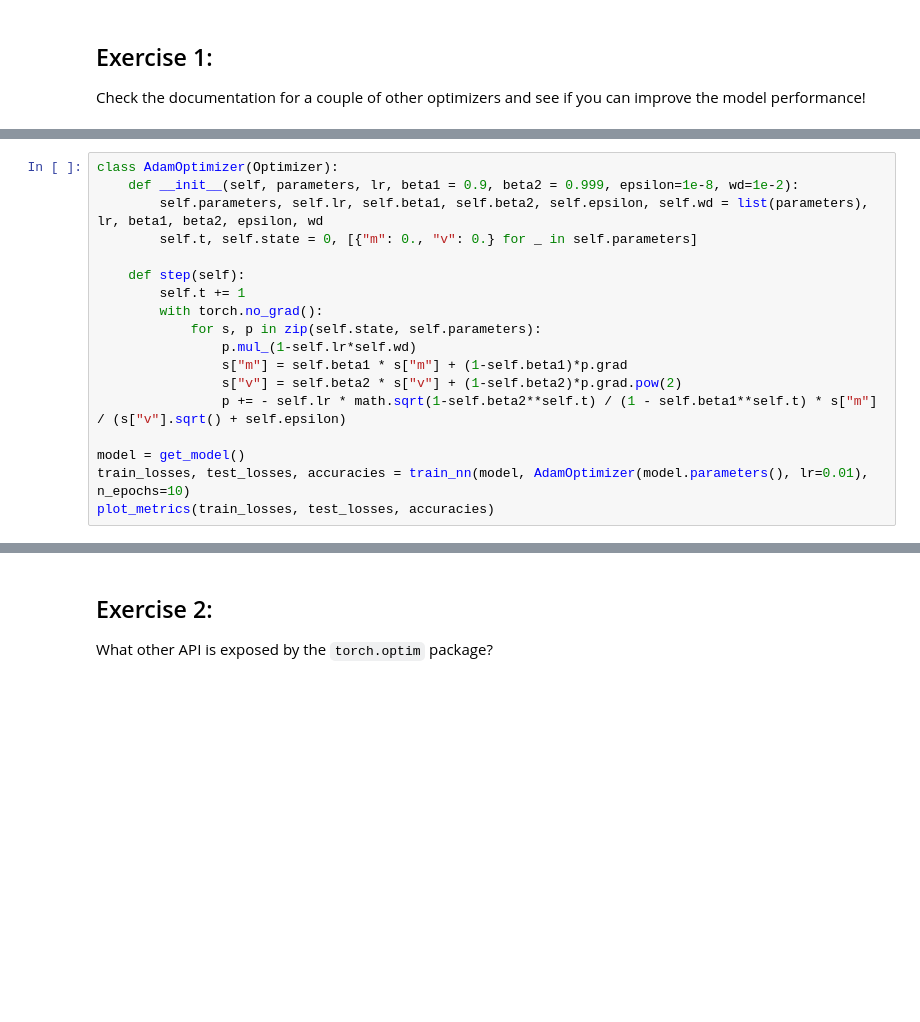
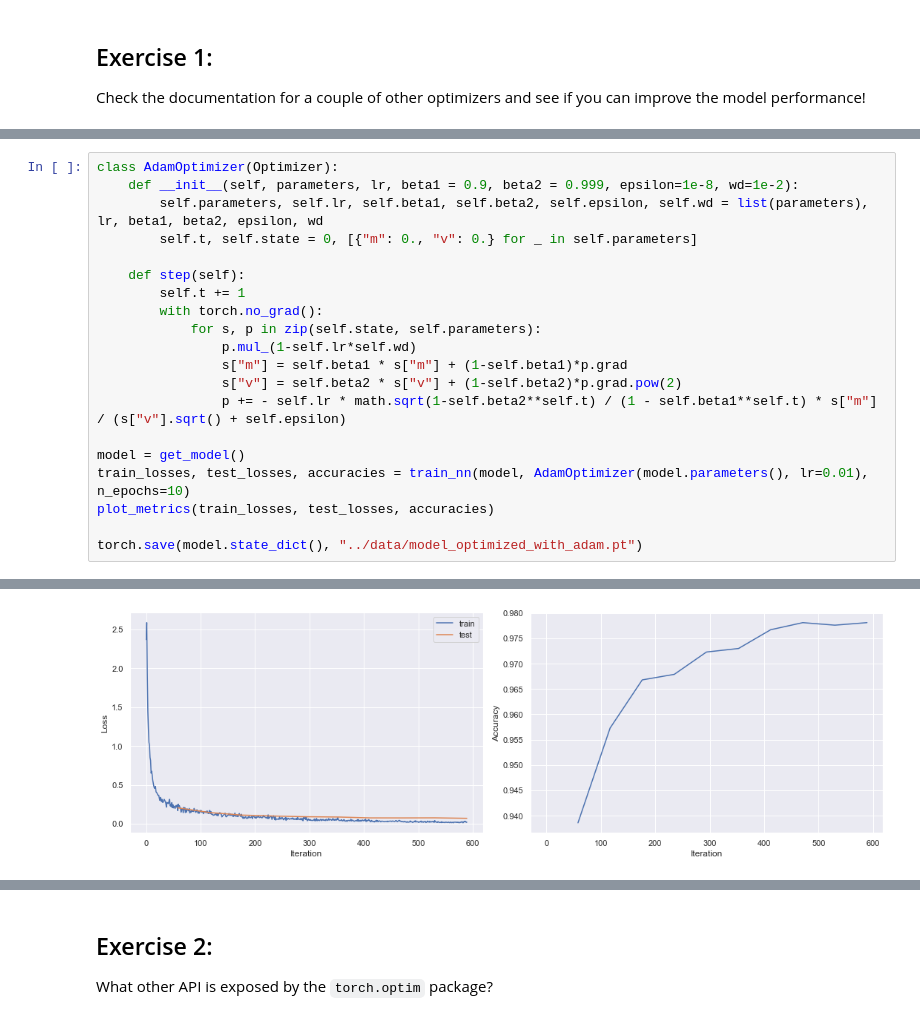
Before and after one commit to emlozin/intro_to_pytorch, a Jupyter notebook: 4_Training_and_validation/4c_training_loop_Solutions.ipynb, the cells around one changed output, grey strips where cells are left out. Saved outputs shown, nothing was run; the diff lists cells and outputs as text; blank space fills up the shorter version.

```diff
--- a/4_Training_and_validation/4c_training_loop_Solutions.ipynb
+++ b/4_Training_and_validation/4c_training_loop_Solutions.ipynb
@@ -236,3 +276,6 @@ class AdamOptimizer(Optimizer):
 model = get_model()
 train_losses, test_losses, accuracies = train_nn(model, AdamOptimizer(model.parameters(), lr=0.01), n_epochs=10)
 plot_metrics(train_losses, test_losses, accuracies)
+
+torch.save(model.state_dict(), "../data/model_optimized_with_adam.pt")
+# %% [output]
@@ -239,3 +292,4 @@ plot_metrics(train_losses, test_losses, accuracies)
+[figure, added]
 # %%
 class LambOptimizer(Optimizer):
     def __init__(self, parameters, lr, beta1 = 0.9, beta2 = 0.999, epsilon=1e-8, wd=1e-2):
```
Also changed, not shown: parts of 5 cells of this notebook, 1 other file.
